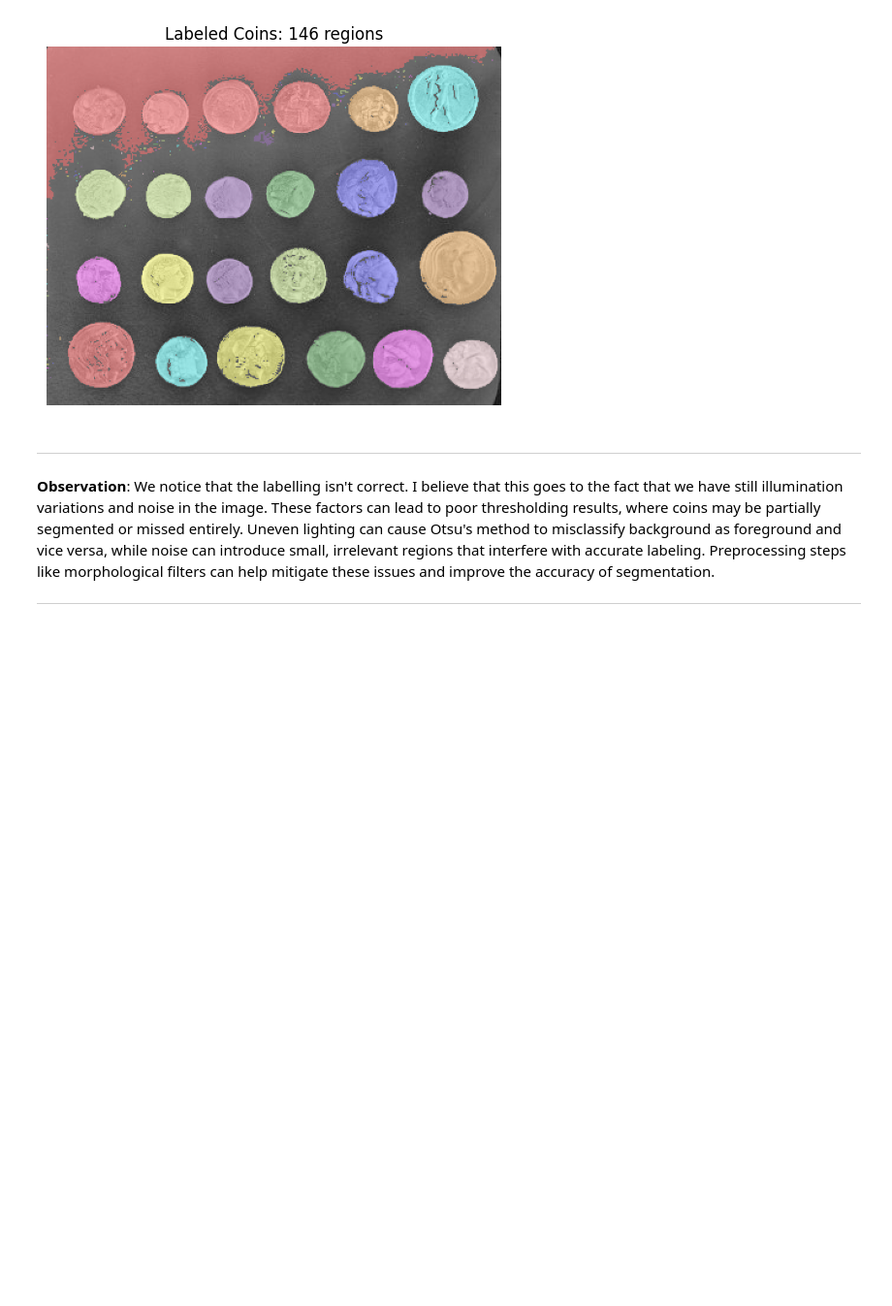
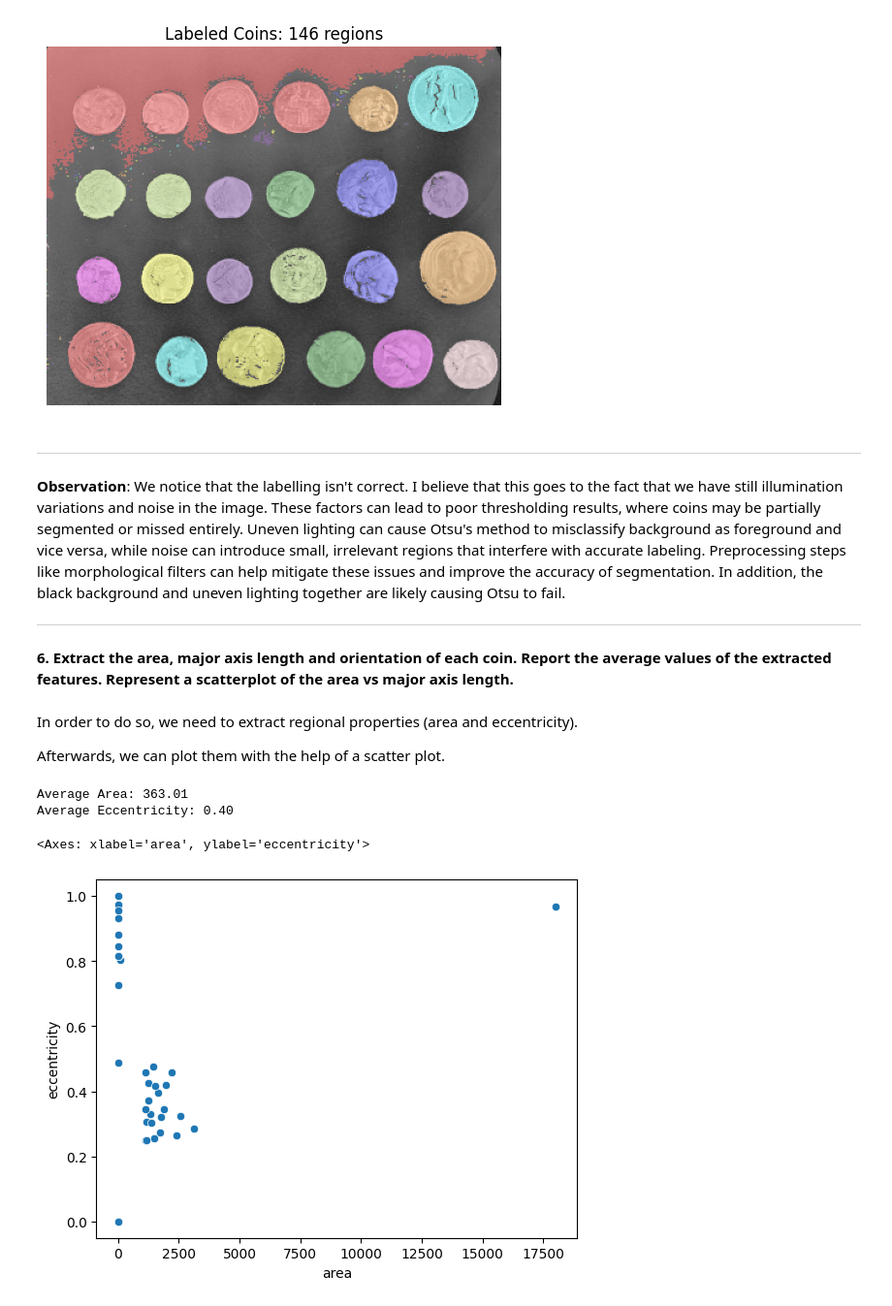
Before and after one commit to kindachamma1/ComputerVision2025, a Jupyter notebook: Exam_KindaChamma.ipynb, the cells around one changed output. Shown at 97% size. Cells and saved outputs as stored; diff of their text form; code cells hidden in the pictures; blank space fills up the shorter version.

```diff
--- a/Exam_KindaChamma.ipynb
+++ b/Exam_KindaChamma.ipynb
@@ -261,6 +261,38 @@ plt.show()
 
 ---
 
-**Observation**: We notice that the labelling isn't correct. I believe that this goes to the fact that we have still illumination variations and noise in the image. These factors can lead to poor thresholding results, where coins may be partially segmented or missed entirely. Uneven lighting can cause Otsu's method to misclassify background as foreground and vice versa, while noise can introduce small, irrelevant regions that interfere with accurate labeling. Preprocessing steps like morphological filters can help mitigate these issues and improve the accuracy of segmentation.
+**Observation**:  We notice that the labelling isn't correct. I believe that this goes to the fact that we have still illumination variations and noise in the image. These factors can lead to poor thresholding results, where coins may be partially segmented or missed entirely. Uneven lighting can cause Otsu's method to misclassify background as foreground and vice versa, while noise can introduce small, irrelevant regions that interfere with accurate labeling. Preprocessing steps like morphological filters can help mitigate these issues and improve the accuracy of segmentation.
+In addition, the black background and uneven lighting together are likely causing Otsu to fail.
 
 ---
+# %% [markdown]
+**6. Extract the area, major axis length and orientation of each coin. Report the average values of the extracted features. Represent a scatterplot of the area vs major axis length.**
+# %% [markdown]
+In order to do so, we need to extract regional properties (area and eccentricity).
+
+Afterwards, we can plot them with the help of a scatter plot.
+# %%
+import pandas as pd
+from skimage import measure
+import seaborn as sns
+
+# 1. Extract regional properties
+props = measure.regionprops_table(label_image,properties=['label','area','eccentricity'])
+
+df_features = pd.DataFrame(props)
+df_features.head()
+
+# 2. Compute the average of area and eccentricity
+avg_area = df_features['area'].mean()
+avg_eccentricity = df_features['eccentricity'].mean()
+
+print(f"Average Area: {avg_area:.2f}")
+print(f"Average Eccentricity: {avg_eccentricity:.2f}")
+
+# 3. Scatter plot
+sns.scatterplot(x='area',y='eccentricity',data=df_features)
+# %% [output]
+Average Area: 363.01
+Average Eccentricity: 0.40
+<Axes: xlabel='area', ylabel='eccentricity'>
+[figure, added]
```
Also changed, not shown: parts of 7 cells of this notebook.
